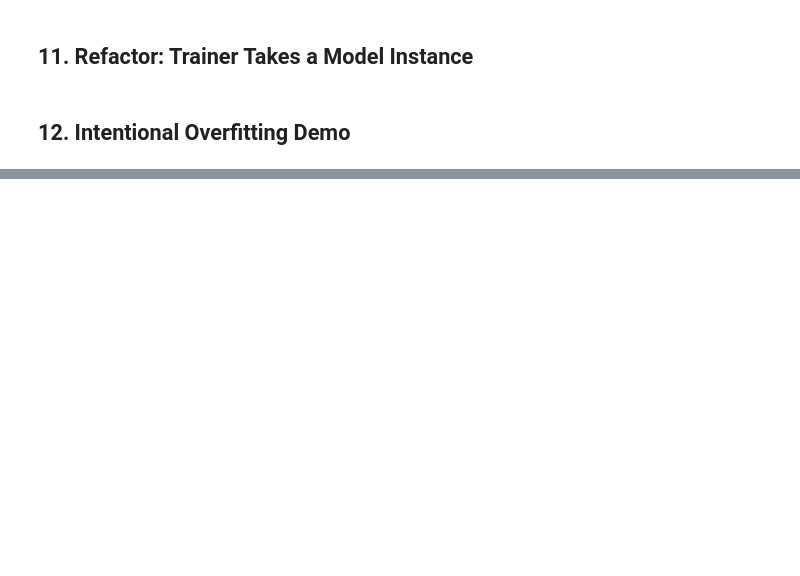
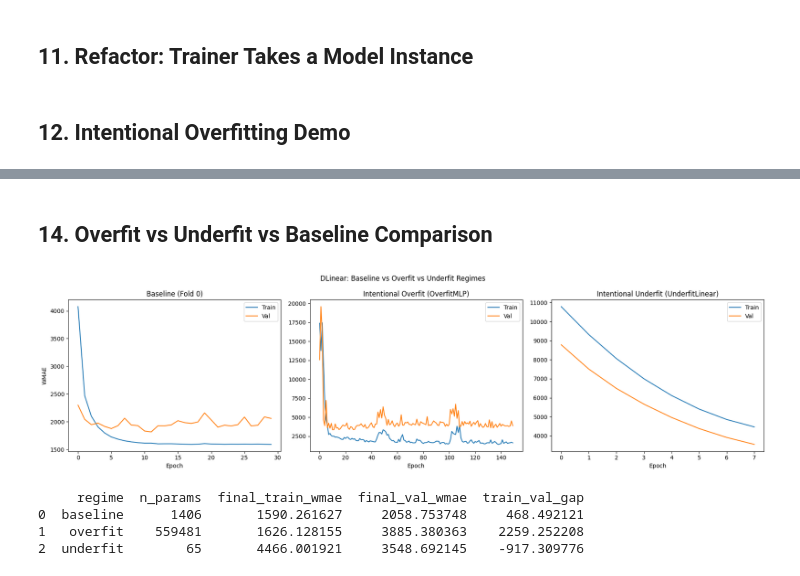
Before and after one commit to EleneJobava/walmart-sales-forecasting, a Jupyter notebook: model_experiment_DLinear.ipynb, the cells around one changed output, grey strips where cells are left out. Cells and saved outputs as stored; diff of their text form; code cells hidden in the pictures; blank space fills up the shorter version.

Commit message:
Kaggle Notebook | model_experiment_DLinear.ipynb | Version 2

```diff
--- a/model_experiment_DLinear.ipynb
+++ b/model_experiment_DLinear.ipynb
@@ -1017,0 +1012,49 @@ Overfit model params: 559481
+# %% [markdown]
+## 14. Overfit vs Underfit vs Baseline Comparison
+# %%
+baseline_train = fold_results[0]["train_losses"]
+baseline_val = fold_results[0]["val_losses"]
+
+fig, axes = plt.subplots(1, 3, figsize=(18, 5), sharey=False)
+
+axes[0].plot(baseline_train, label="Train")
+axes[0].plot(baseline_val, label="Val")
+axes[0].set_title("Baseline (Fold 0)")
+axes[0].set_xlabel("Epoch")
+axes[0].set_ylabel("WMAE")
+axes[0].legend()
+
+axes[1].plot(overfit_result["train_losses"], label="Train")
+axes[1].plot(overfit_result["val_losses"], label="Val")
+axes[1].set_title("Intentional Overfit (OverfitMLP)")
+axes[1].set_xlabel("Epoch")
+axes[1].legend()
+
+axes[2].plot(underfit_result["train_losses"], label="Train")
+axes[2].plot(underfit_result["val_losses"], label="Val")
+axes[2].set_title("Intentional Underfit (UnderfitLinear)")
+axes[2].set_xlabel("Epoch")
+axes[2].legend()
+
+plt.suptitle("DLinear: Baseline vs Overfit vs Underfit Regimes")
+plt.tight_layout()
+plt.show()
+
+summary_table = pd.DataFrame([
+    {"regime": "baseline", "n_params": sum(p.numel() for p in DLinear(LOOKBACK, CV_FOLD_HORIZON, len(KNOWN_COVARIATE_COLS)).parameters()),
+     "final_train_wmae": baseline_train[-1], "final_val_wmae": baseline_val[-1],
+     "train_val_gap": baseline_val[-1] - baseline_train[-1]},
+    {"regime": "overfit", "n_params": n_overfit_params,
+     "final_train_wmae": overfit_result["train_losses"][-1], "final_val_wmae": overfit_result["val_losses"][-1],
+     "train_val_gap": overfit_result["val_losses"][-1] - overfit_result["train_losses"][-1]},
+    {"regime": "underfit", "n_params": n_underfit_params,
+     "final_train_wmae": underfit_result["train_losses"][-1], "final_val_wmae": underfit_result["val_losses"][-1],
+     "train_val_gap": underfit_result["val_losses"][-1] - underfit_result["train_losses"][-1]},
+])
+print(summary_table)
+# %% [output]
+[figure, added]
+     regime  n_params  final_train_wmae  final_val_wmae  train_val_gap
+0  baseline      1406       1590.261627     2058.753748     468.492121
+1   overfit    559481       1626.128155     3885.380363    2259.252208
+2  underfit        65       4466.001921     3548.692145    -917.309776
```
Also changed, not shown: parts of 21 cells of this notebook.
